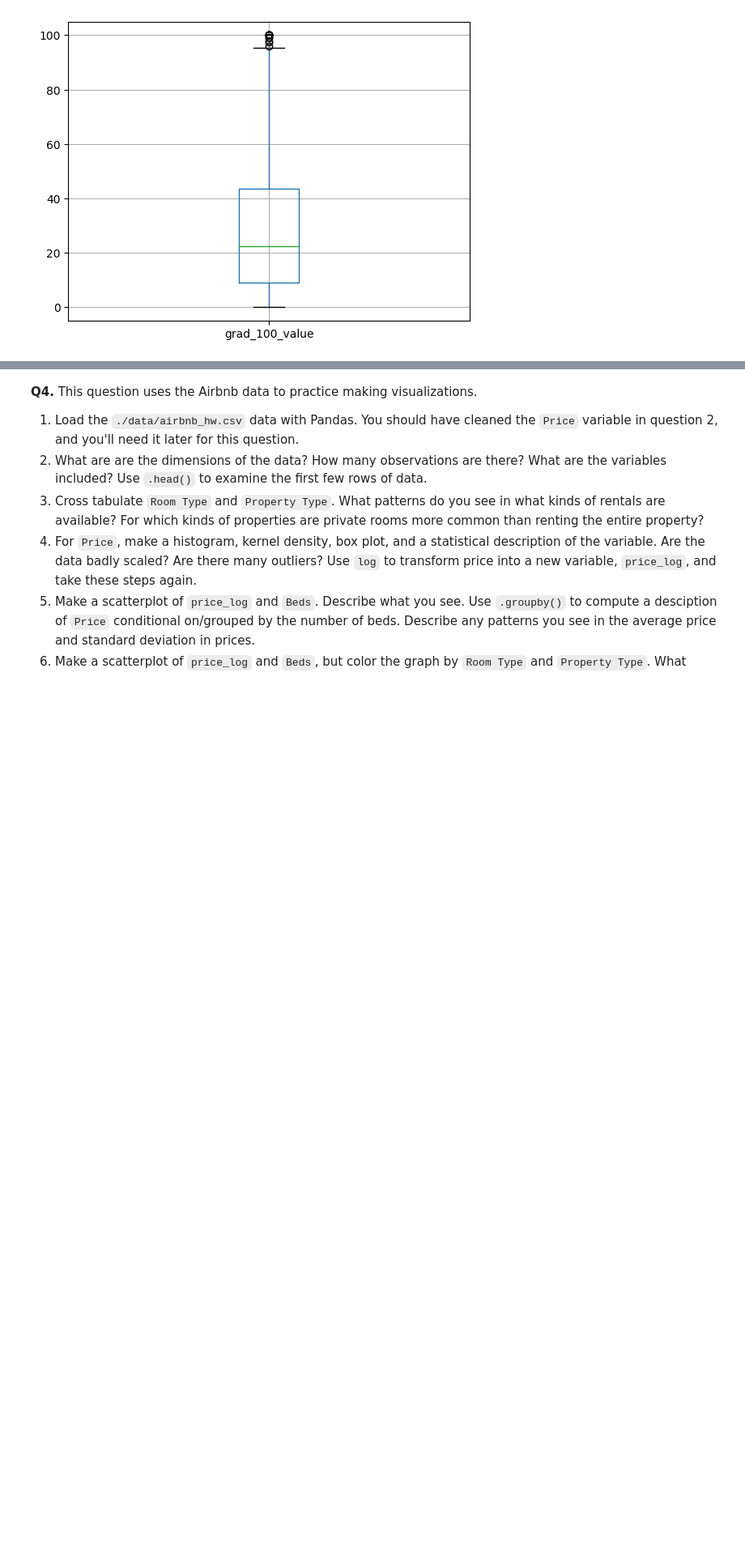
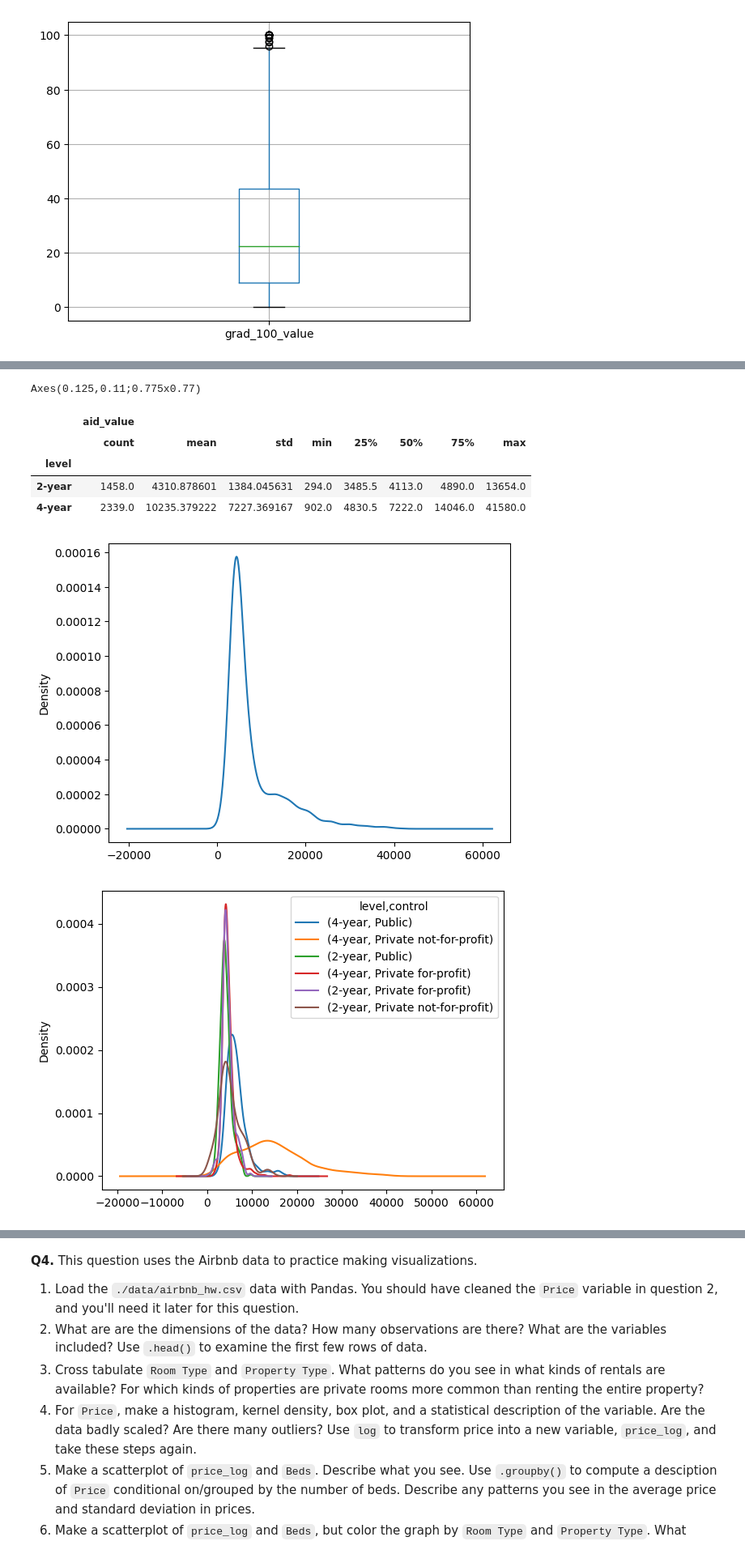
Before and after one commit to Shruti-Elango/assignment2.DS3003, a Jupyter notebook: assignment2.ipynb, the cells around one changed output, grey strips where cells are left out. Shown at 81% size. Saved outputs shown, nothing was run; the diff lists cells and outputs as text; code cells hidden in the pictures; blank space fills up the shorter version.

```diff
--- a/assignment2.ipynb
+++ b/assignment2.ipynb
@@ -189,0 +224,22 @@ df.boxplot(column = 'grad_100_value') #boxplot
+# %%
+#7. Make a kernel density plot of aid_value. Notice that your graph is "bi-modal", having two little peaks that represent locally most common values.
+# Now group your graph by level and control. What explains the bi-modal nature of the graph?
+#Use groupby and .describe to make grouped calculations of statistical descriptions of aid_value by level and control.
+var='aid_value'
+print(df[var].plot.density() )
+
+group_by = 'level', 'control'
+var = 'aid_value'
+df_wide = df.pivot(columns=group_by,values=var)
+df_wide.plot.density()
+# the bimodal of the graph is represented by differing amounts of financial aid needed at two main points
+df.loc[:,[group,var]].groupby(group).describe()
+# %% [output]
+Axes(0.125,0.11;0.775x0.77)
+|  | aid_value |  |  |  |  |  |  |  |
+|  | count | mean | std | min | 25% | 50% | 75% | max |
+| level |  |  |  |  |  |  |  |  |
+| 2-year | 1458.0 | 4310.878601 | 1384.045631 | 294.0 | 3485.5 | 4113.0 | 4890.0 | 13654.0 |
+| 4-year | 2339.0 | 10235.379222 | 7227.369167 | 902.0 | 4830.5 | 7222.0 | 14046.0 | 41580.0 |
+[figure, added]
+[figure, added]
```
Also changed, not shown: parts of 3 cells of this notebook.
